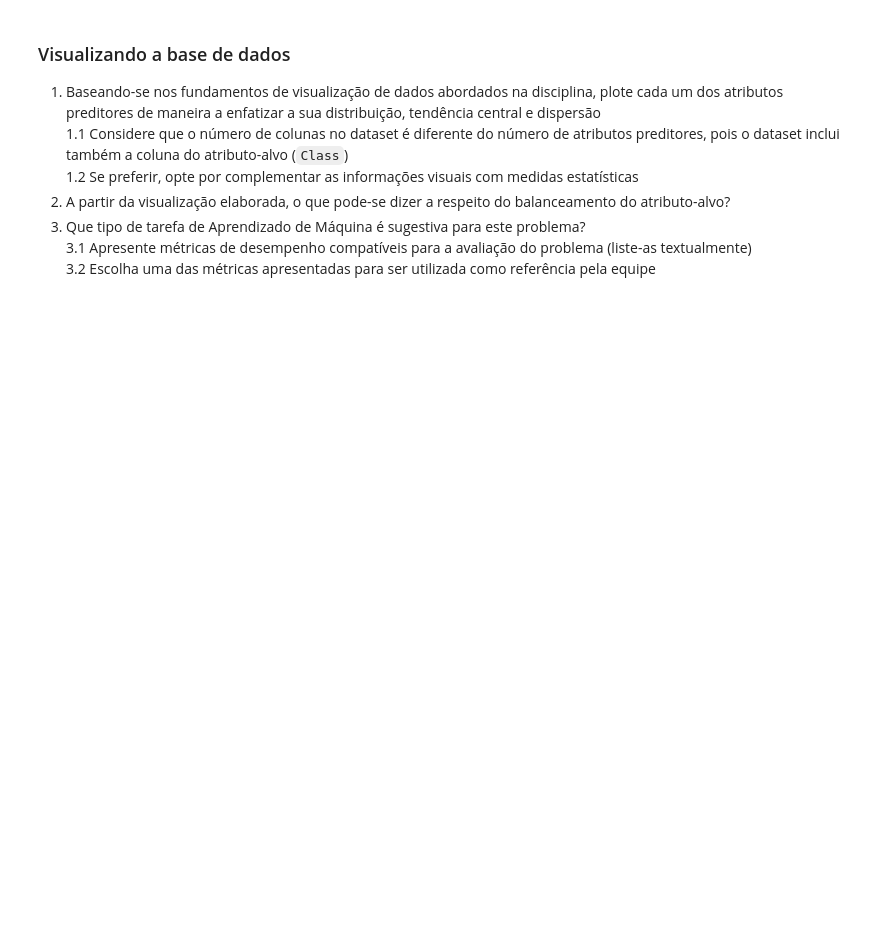
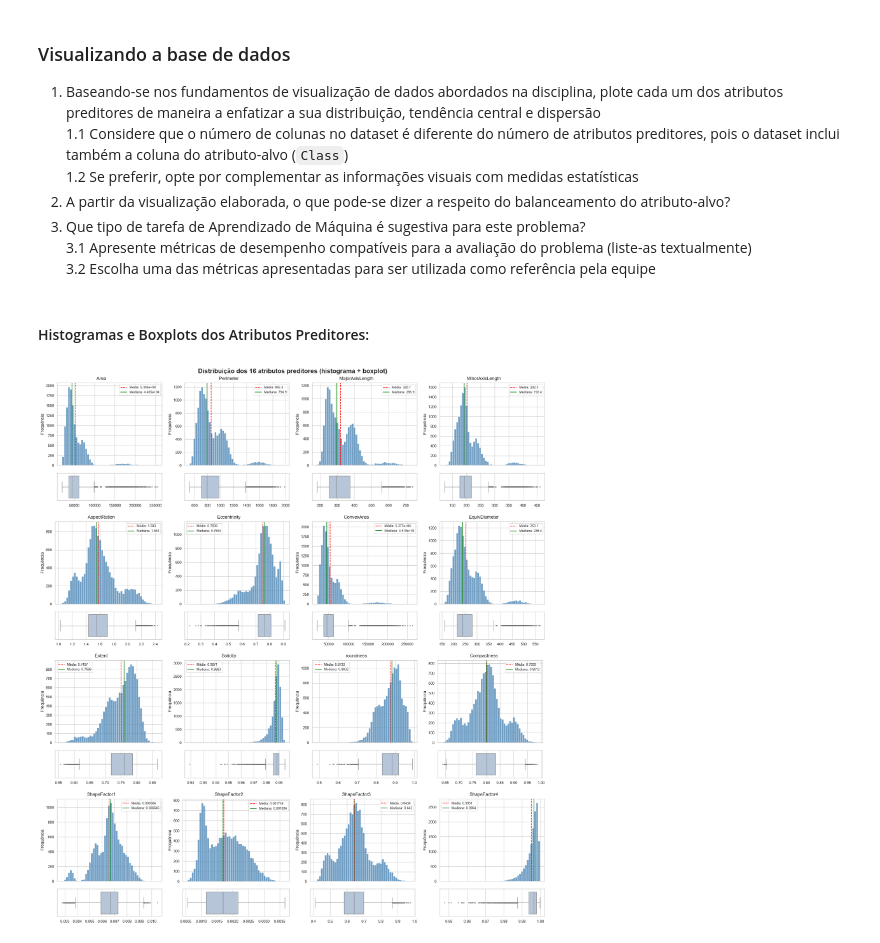
Before and after one commit to bernardo-gontijo/Projeto-Pratico-2.2, a Jupyter notebook: Notebooks/PP2.2.1 - Conhecendo o Conjunto de Dados.ipynb, the cells around one changed output. Cells and saved outputs as stored; diff of their text form; code cells hidden in the pictures; blank space fills up the shorter version.

Commit message:
feat: realização da parte visualização a base de dados

```diff
--- a/Notebooks/PP2.2.1 - Conhecendo o Conjunto de Dados.ipynb
+++ b/Notebooks/PP2.2.1 - Conhecendo o Conjunto de Dados.ipynb
@@ -176,3 +176,35 @@ Ele é codificado na base original com texto (str), com o nome da variedade como
 3. Que tipo de tarefa de Aprendizado de Máquina é sugestiva para este problema?
 3.1 Apresente métricas de desempenho compatíveis para a avaliação do problema (liste-as textualmente)
 3.2 Escolha uma das métricas apresentadas para ser utilizada como referência pela equipe
+# %% [markdown]
+#### Histogramas e Boxplots dos Atributos Preditores:
+# %%
+atributos = df.columns.drop('Class')
+
+sns.set_theme(style='whitegrid')
+fig = plt.figure(figsize=(20, 22), layout='constrained')
+subfiguras = fig.subfigures(nrows=4, ncols=4, wspace=0.03, hspace=0.04)
+
+for atributo, subfig in zip(atributos, subfiguras.flat):
+    ax_hist, ax_box = subfig.subplots(nrows=2, sharex=True, height_ratios=[3, 1])
+
+    media = df[atributo].mean()
+    mediana = df[atributo].median()
+
+    # Histogramas
+    sns.histplot(df[atributo], bins=50, color='steelblue', ax=ax_hist)
+    ax_hist.axvline(media, color='red', linestyle='--', linewidth=1.5, label=f'Média: {media:.4g}')
+    ax_hist.axvline(mediana, color='green', linewidth=1.5, label=f'Mediana: {mediana:.4g}')
+    ax_hist.set_ylabel('Frequência')
+    ax_hist.legend(fontsize=9)
+
+    # Boxplots
+    sns.boxplot(x=df[atributo], color='lightsteelblue', fliersize=2, ax=ax_box)
+    ax_box.set_xlabel('')
+
+    subfig.suptitle(atributo, fontsize=13)
+
+fig.suptitle('Distribuição dos 16 atributos preditores (histograma + boxplot)', fontsize=18, fontweight='bold')
+plt.show()
+# %% [output]
+[figure, added]
```
Also changed, not shown: parts of 14 cells of this notebook.
